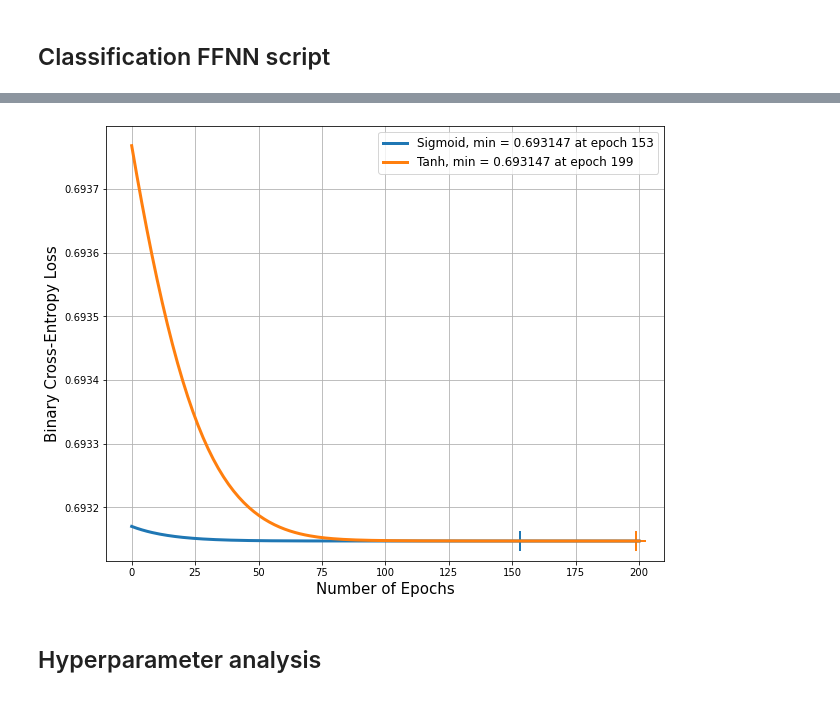
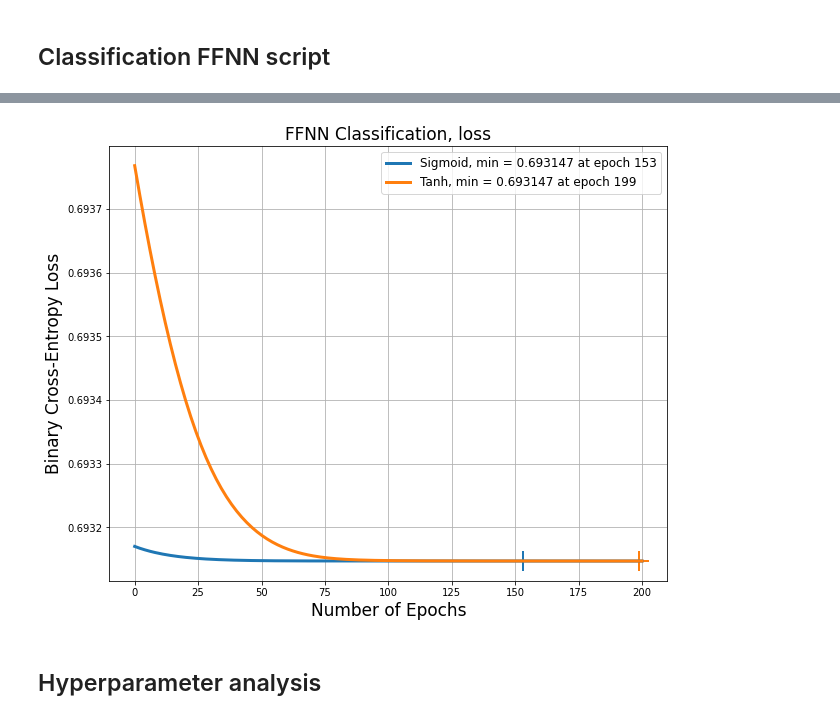
Before and after one commit to lassetotl/fys-stk, a Jupyter notebook: project 2/ClassificationNetwork_D.ipynb, the cells around one changed output, grey strips where cells are left out. Saved outputs shown, nothing was run; the diff lists cells and outputs as text; code cells hidden in the pictures.

```diff
--- a/project 2/ClassificationNetwork_D.ipynb
+++ b/project 2/ClassificationNetwork_D.ipynb
@@ -141,20 +142,21 @@ plt.show()
 # %%
 plt.figure(figsize = (10, 8))
-plt.xlabel('Number of Epochs', fontsize = 15)
-plt.ylabel('Binary Cross-Entropy Loss', fontsize = 15)
+plt.title('FFNN Classification, loss', fontsize = 17)
+plt.xlabel('Number of Epochs', fontsize = 17)
+plt.ylabel('Binary Cross-Entropy Loss', fontsize = 17)
 
 # plot minima
 indx1 = np.argmin(c1)
 plt.scatter(indx1, c1[indx1], s = 400, zorder = 2, marker = '+', lw = 2)
 indx2 = np.argmin(c2)
 plt.scatter(indx2, c2[indx2], s = 400, zorder = 2, marker = '+', lw = 2)
 
 plt.plot(e1, c1, lw = 3, label = f'Sigmoid, min = {round(c1[indx1], 6)} at epoch {indx1}')
 plt.plot(e2, c2, lw = 3, label = f'Tanh, min = {round(c2[indx2], 6)} at epoch {indx2}')
 plt.grid(1); plt.legend(prop={'size':12})#; plt.savefig('CancerLoss')
 plt.show()
 # %% [output]
-[figure, old version]
+[figure, new version]
 # %% [markdown]
 ## Hyperparameter analysis
 # %%
```
Also changed, not shown: parts of 3 cells of this notebook.
